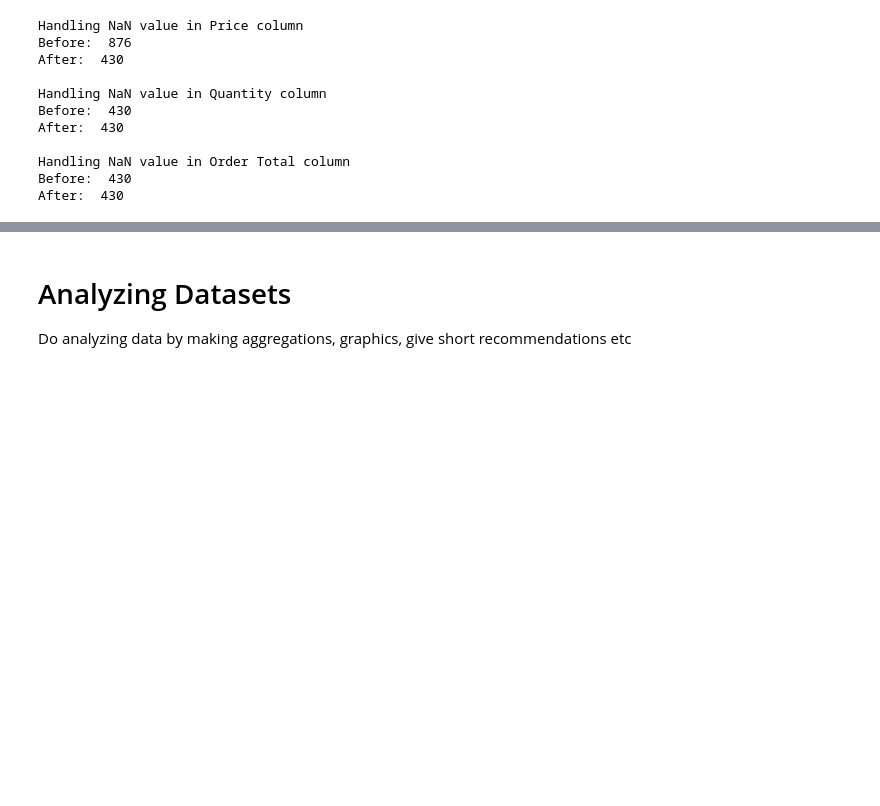
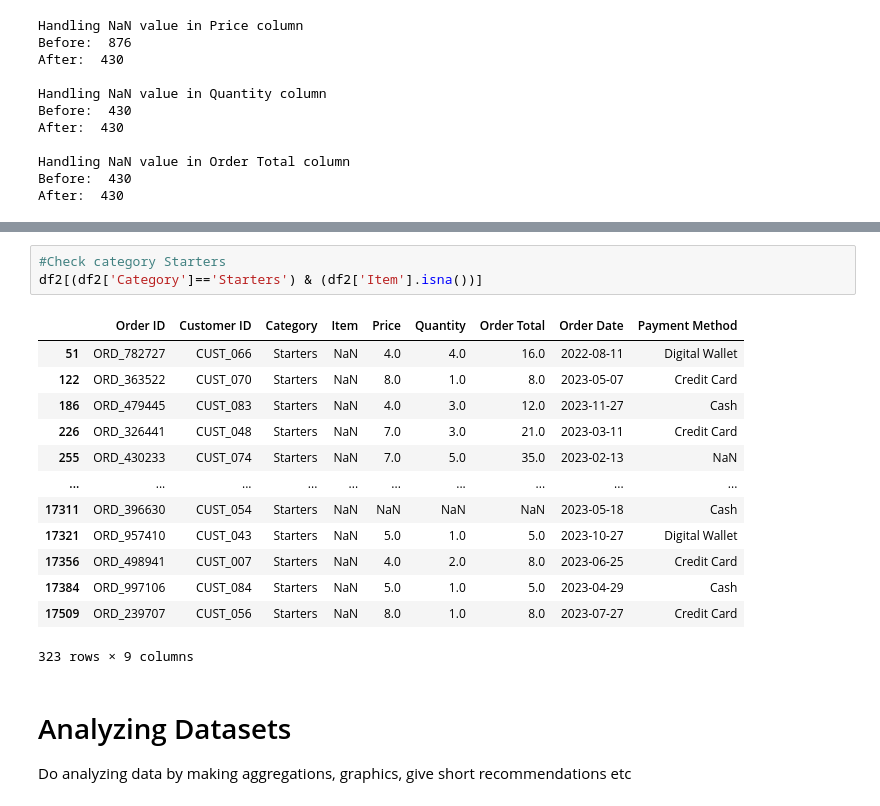
Before and after one commit to graveo-wicaksana/DA_restaurantSales, a Jupyter notebook: DA_restaurantSales.ipynb, the cells around one changed output, grey strips where cells are left out. Saved outputs shown, nothing was run; the diff lists cells and outputs as text; blank space fills up the shorter version.

```diff
--- a/DA_restaurantSales.ipynb
+++ b/DA_restaurantSales.ipynb
@@ -178,6 +177,23 @@ df_menumap
 | 23 | Side Dishes | Side Salad | 3.0 |
 | 24 | Side Dishes | Garlic Bread | 4.0 |
 | 25 | Side Dishes | Onion Rings | 5.0 |
+# %%
+#Check category Starters
+df2[(df2['Category']=='Starters') & (df2['Item'].isna())]
+# %% [output]
+|  | Order ID | Customer ID | Category | Item | Price | Quantity | Order Total | Order Date | Payment Method |
+| 51 | ORD_782727 | CUST_066 | Starters | NaN | 4.0 | 4.0 | 16.0 | 2022-08-11 | Digital Wallet |
+| 122 | ORD_363522 | CUST_070 | Starters | NaN | 8.0 | 1.0 | 8.0 | 2023-05-07 | Credit Card |
+| 186 | ORD_479445 | CUST_083 | Starters | NaN | 4.0 | 3.0 | 12.0 | 2023-11-27 | Cash |
+| 226 | ORD_326441 | CUST_048 | Starters | NaN | 7.0 | 3.0 | 21.0 | 2023-03-11 | Credit Card |
+| 255 | ORD_430233 | CUST_074 | Starters | NaN | 7.0 | 5.0 | 35.0 | 2023-02-13 | NaN |
+| ... | ... | ... | ... | ... | ... | ... | ... | ... | ... |
+| 17311 | ORD_396630 | CUST_054 | Starters | NaN | NaN | NaN | NaN | 2023-05-18 | Cash |
+| 17321 | ORD_957410 | CUST_043 | Starters | NaN | 5.0 | 1.0 | 5.0 | 2023-10-27 | Digital Wallet |
+| 17356 | ORD_498941 | CUST_007 | Starters | NaN | 4.0 | 2.0 | 8.0 | 2023-06-25 | Credit Card |
+| 17384 | ORD_997106 | CUST_084 | Starters | NaN | 5.0 | 1.0 | 5.0 | 2023-04-29 | Cash |
+| 17509 | ORD_239707 | CUST_056 | Starters | NaN | 8.0 | 1.0 | 8.0 | 2023-07-27 | Credit Card |
+323 rows × 9 columns
 # %% [markdown]
 # Analyzing Datasets
 Do analyzing data by making aggregations, graphics, give short recommendations etc
```
Also changed, not shown: parts of 1 cell of this notebook.
